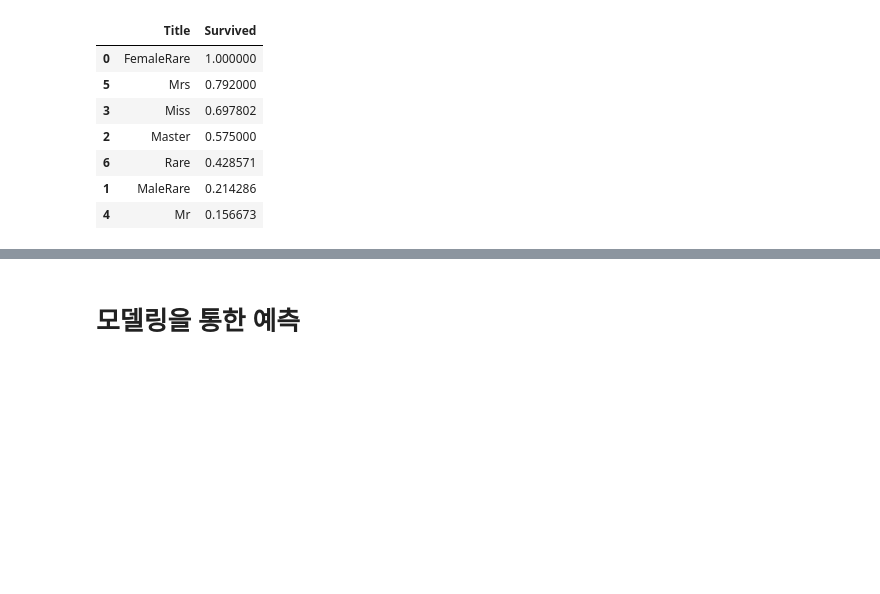
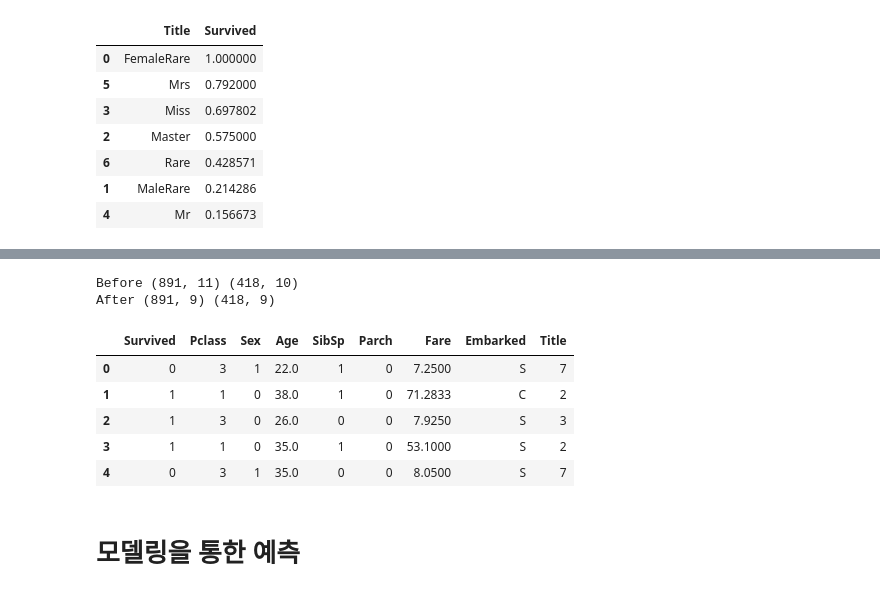
Before and after one commit to Kwan-Gu/data_science, a Jupyter notebook: TRANSCRIPT/20200722/titanic.ipynb, the cells around one changed output, grey strips where cells are left out. Cells and saved outputs as stored; diff of their text form; code cells hidden in the pictures; blank space fills up the shorter version.

```diff
--- a/TRANSCRIPT/20200722/titanic.ipynb
+++ b/TRANSCRIPT/20200722/titanic.ipynb
@@ -281,8 +281,9 @@ train_df["Name"]
 890                                  Dooley, Mr. Patrick
 Name: Name, Length: 891, dtype: object
 # %%
-"""훈련 자료의 이름에서 칭호만 추출해서 Title 열에 저장"""
+"""훈련/테스트 자료의 이름에서 칭호만 추출해서 Title 열에 저장"""
 train_df["Title"] = train_df.Name.str.extract("([A-Za-z]+)\.", expand = False)
+test_df["Title"]  =  test_df.Name.str.extract("([A-Za-z]+)\.", expand = False)
 # 알파벳으로 되어있고 .으로 찍힌 패턴 추출, expand = False면 Series 리턴
 train_df
 # %% [output]
@@ -327,9 +328,14 @@ pd.crosstab(train_df["Title"], train_df["Sex"])
 # %%
 """드문 칭호를 바꾸기"""
 train_df["Title"] = train_df["Title"].replace(["Capt", "Col", "Don", "Jonkheer", "Major", "Rev", "Sir"], "MaleRare")
+# 훈련 자료에서 "Capt", "Col", "Don", "Jonkheer", "Major", "Rev", "Sir" 칭호를 "MaleRare"로 교체
 train_df["Title"] = train_df["Title"].replace(["Countess", "Lady", "Mlle", "Mme", "Ms"], "FemaleRare")
 train_df["Title"] = train_df["Title"].replace(["Dr"], "Rare")
 
+test_df["Title"] = test_df["Title"].replace(["Capt", "Col", "Don", "Jonkheer", "Major", "Rev", "Sir"], "MaleRare")
+test_df["Title"] = test_df["Title"].replace(["Countess", "Lady", "Mlle", "Mme", "Ms"], "FemaleRare")
+test_df["Title"] = test_df["Title"].replace(["Dr"], "Rare")
+
 train_df
 # %% [output]
 |  | PassengerId | Survived | Pclass | Name | Sex | Age | SibSp | Parch | Fare | Embarked | ... |
@@ -359,0 +368,11 @@ train_df[["Title", "Survived"]].groupby(["Title"], as_index = False).mean().sort
+# %%
+"""칭호를 숫자로 변환"""
+title_mapping = {"FemaleRare": 1, "Mrs": 2, "Miss": 3, "Master": 4, "Rare": 5, "MaleRare": 6, "Mr": 7} # 각 칭호에 매칭할 숫자
+
+train_df["Title"] = train_df["Title"].map(title_mapping).astype(int)
+train_df["Title"] = train_df["Title"].fillna(0) # NaN (Null) 값을 0으로 채움
+
+test_df["Title"] = test_df["Title"].map(title_mapping).astype(int)
+test_df["Title"] = test_df["Title"].fillna(0)
+
+train_df
@@ -360,3 +393,29 @@ train_df[["Title", "Survived"]].groupby(["Title"], as_index = False).mean().sort
+# %%
+"""안 쓸 변수(이름, 고객 번호) 제거"""
+print("Before", train_df.shape, test_df.shape)
+
+train_df = train_df.drop(["Name", "PassengerId"], axis = 1)
+test_df  =  test_df.drop(["Name"], axis = 1)
+
+print("After", train_df.shape, test_df.shape)
+# %% [output]
+Before (891, 11) (418, 10)
+After (891, 9) (418, 9)
+# %%
+"""성별을 숫자로 변환"""
+sex_mapping = {"female": 0, "male": 1}
+
+train_df["Sex"] = train_df["Sex"].map(sex_mapping).astype(int)
+test_df["Sex"]  =  test_df["Sex"].map(sex_mapping).astype(int)
+
+train_df.head()
+# %% [output]
+|  | Survived | Pclass | Sex | Age | SibSp | Parch | Fare | Embarked | Title |
+| 0 | 0 | 3 | 1 | 22.0 | 1 | 0 | 7.2500 | S | 7 |
+| 1 | 1 | 1 | 0 | 38.0 | 1 | 0 | 71.2833 | C | 2 |
+| 2 | 1 | 3 | 0 | 26.0 | 0 | 0 | 7.9250 | S | 3 |
+| 3 | 1 | 1 | 0 | 35.0 | 1 | 0 | 53.1000 | S | 2 |
+| 4 | 0 | 3 | 1 | 35.0 | 0 | 0 | 8.0500 | S | 7 |
 # %% [markdown]
 # 모델링을 통한 예측
 # %% [markdown]
```
Also changed, not shown: parts of 8 cells of this notebook.
